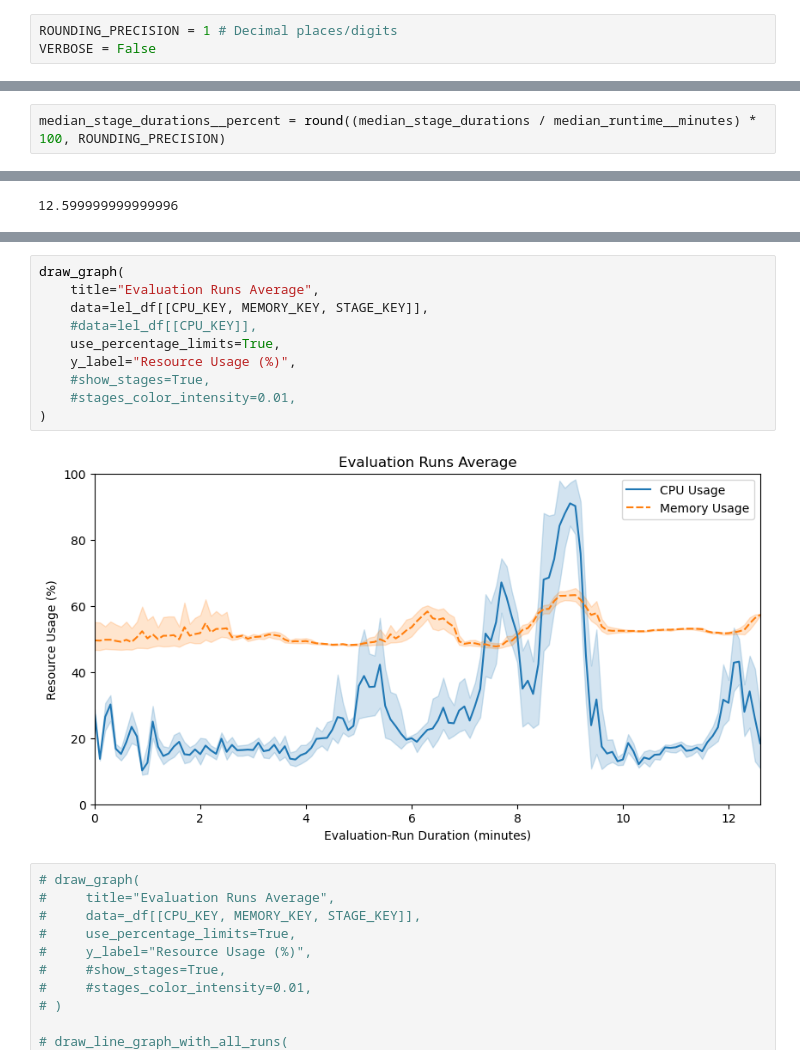
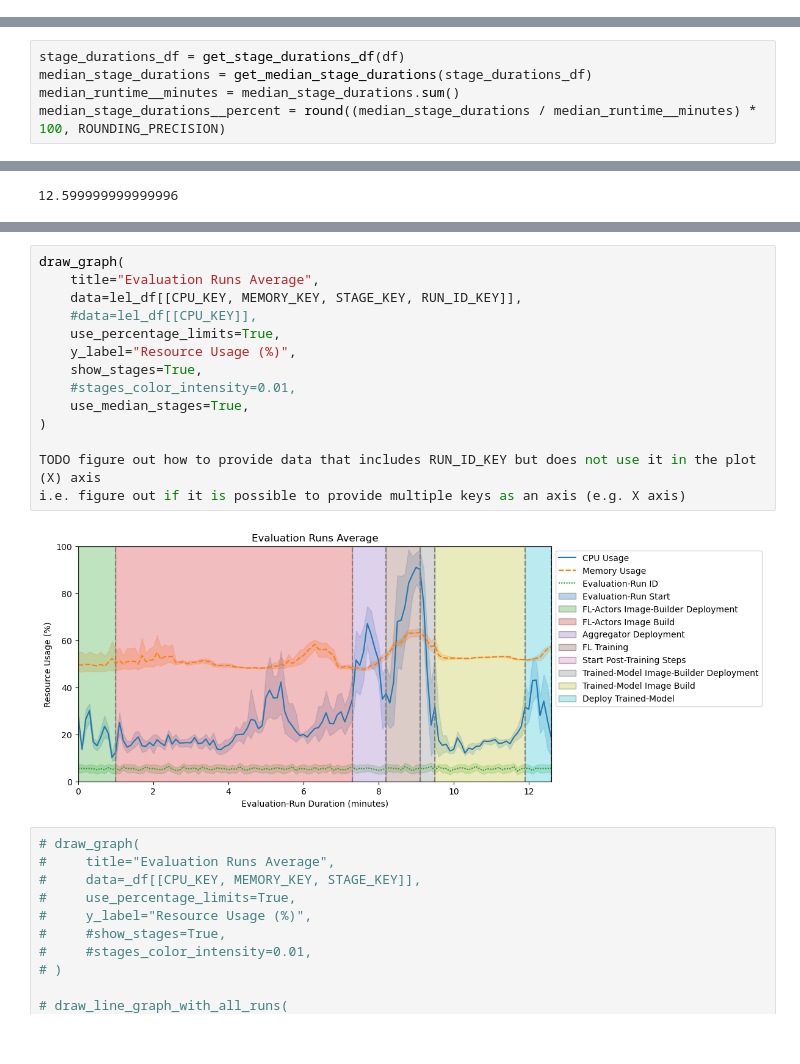
Before and after one commit to oakestra/oakestra-cli, a Jupyter notebook: oak_cli/evaluation/addons/flops/current_tmp_csv_graphs.ipynb, the cells around one changed output, grey strips where cells are left out. Drawn from its saved outputs; the diff is of its cells as text.

```diff
--- a/oak_cli/evaluation/addons/flops/current_tmp_csv_graphs.ipynb
+++ b/oak_cli/evaluation/addons/flops/current_tmp_csv_graphs.ipynb
@@ -33,5 +34,2 @@ from oak_cli.evaluation.addons.flops.main import EvaluationRunFLOpsProjectStage
 # %% [markdown]
 ### Settings
-# %%
-ROUNDING_PRECISION = 1 # Decimal places/digits
-VERBOSE = False
@@ -125,2 +74,5 @@ median_runtime__minutes = median_stage_durations.sum()
 # %%
+stage_durations_df = get_stage_durations_df(df)
+median_stage_durations = get_median_stage_durations(stage_durations_df)
+median_runtime__minutes = median_stage_durations.sum()
 median_stage_durations__percent = round((median_stage_durations / median_runtime__minutes) * 100, ROUNDING_PRECISION)
@@ -194,15 +196,19 @@ ic| lel_df[[TIME_START_KEY]]:       Time Since Evaluation-Run Start
 # %%
 draw_graph(
     title="Evaluation Runs Average",
-    data=lel_df[[CPU_KEY, MEMORY_KEY, STAGE_KEY]],
+    data=lel_df[[CPU_KEY, MEMORY_KEY, STAGE_KEY, RUN_ID_KEY]],
     #data=lel_df[[CPU_KEY]],
     use_percentage_limits=True,
     y_label="Resource Usage (%)",
-    #show_stages=True,
+    show_stages=True,
     #stages_color_intensity=0.01,
+    use_median_stages=True,
 )
+
+TODO figure out how to provide data that includes RUN_ID_KEY but does not use it in the plot (X) axis
+i.e. figure out if it is possible to provide multiple keys as an axis (e.g. X axis)
 # %% [output]
-[figure, old version]
+[figure, new version]
 # %%
 # draw_graph(
 #     title="Evaluation Runs Average",
```
Also changed, not shown: parts of 23 cells of this notebook, 3 other files.
